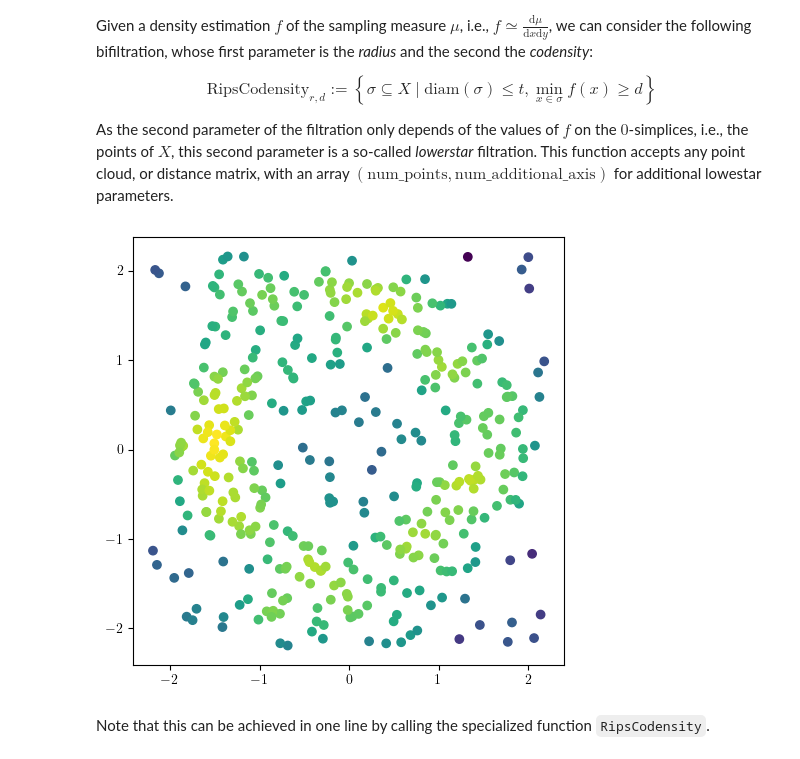
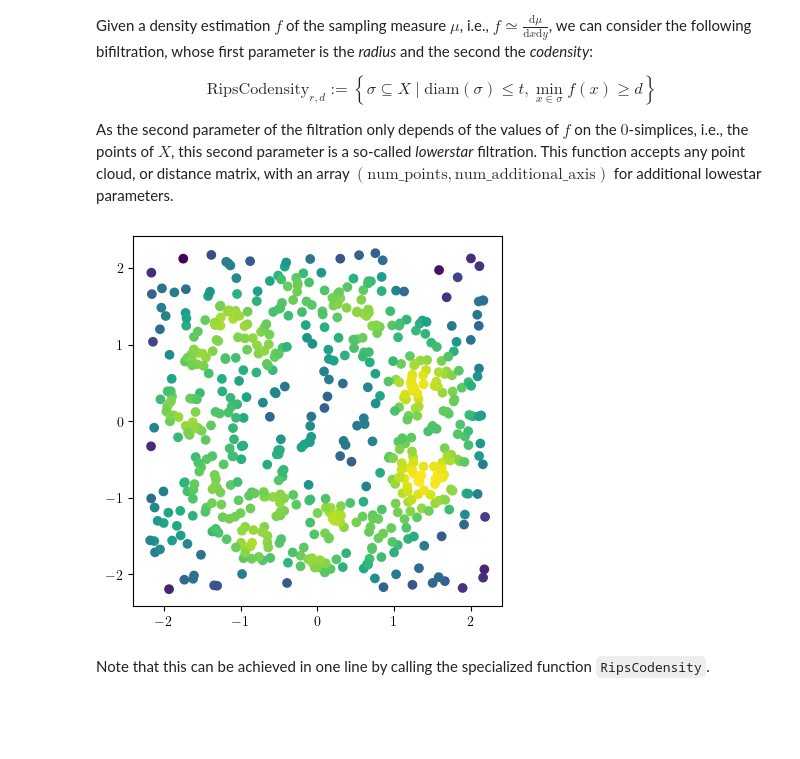
Before and after one commit to DavidLapous/multipers, a Jupyter notebook: docs/notebooks/rips.ipynb, the cells around one changed output. Saved outputs shown, nothing was run; the diff lists cells and outputs as text; code cells hidden in the pictures; blank space fills up the shorter version.

```diff
--- a/docs/notebooks/rips.ipynb
+++ b/docs/notebooks/rips.ipynb
@@ -55,7 +55,7 @@ gd.plot_persistence_barcode(pers)
 Adding (diffuse) noise to this dataset however significantly reduces what we can recover.
 # %%
 np.random.seed(2)
-X = noisy_annulus(200, 200)
+X = noisy_annulus(300, 300)
 plt.scatter(*X.T)
 plt.gca().set_aspect(1)
 # %% [output]
@@ -84,13 +84,13 @@ $$\mathrm{RipsCodensity}_{r,d} := \left\{ \sigma \subseteq X \mid \mathrm{diam}(
 As the second parameter of the filtration only depends of the values of $f$ on the $0$-simplices, i.e., the points of $X$, this second parameter is a so-called *lowerstar* filtration.
 This function accepts any point cloud, or distance matrix, with an array $(\mathrm{num\_points}, \mathrm{num\_additional\_axis})$ for additional lowestar parameters.
 # %%
-from sklearn.neighbors import KernelDensity
-f= - KernelDensity(bandwidth=.2).fit(X).score_samples(X) # minus to reverse the order.
+from multipers.filtrations.density import KDE
+f= - KDE(bandwidth=.2, return_log=True).fit(X).score_samples(X) # minus to reverse the order.
 plt.scatter(*X.T, c=f, cmap="viridis_r")
 plt.gca().set_aspect(1)
-st = mpf.RipsLowerstar(points=X, function=f).collapse_edges(-2).expansion(2) # Same trick as previously
+st = mpf.RipsLowerstar(points=X, function=f).collapse_edges(-1).expansion(2) # Same trick as previously
 # %% [output]
-[figure, old version]
+[figure, new version]
 # %% [markdown]
 Note that this can be achieved in one line by calling the specialized function `RipsCodensity`.
 # %%
```
Also changed, not shown: parts of 6 cells of this notebook, 1 other file.
